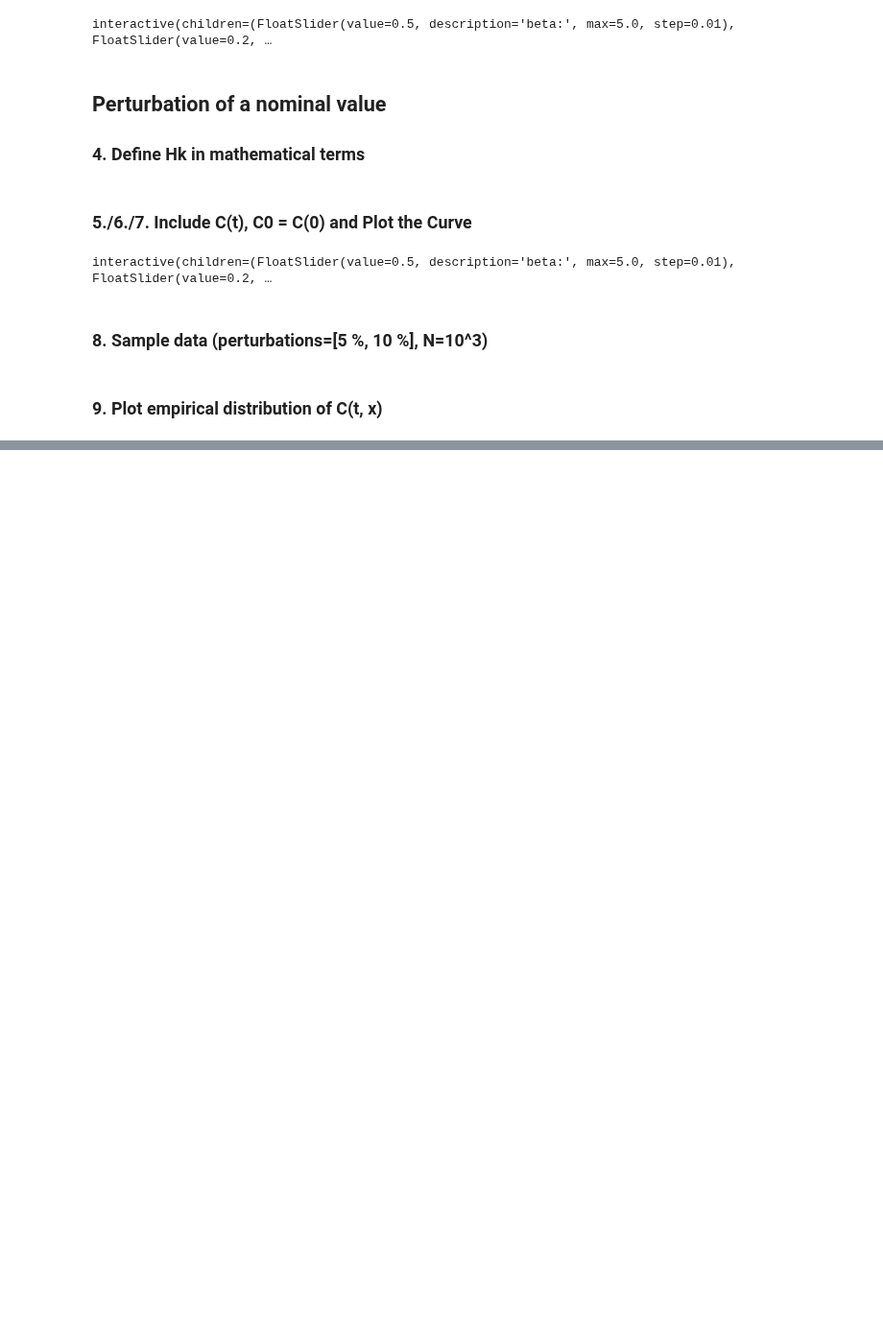
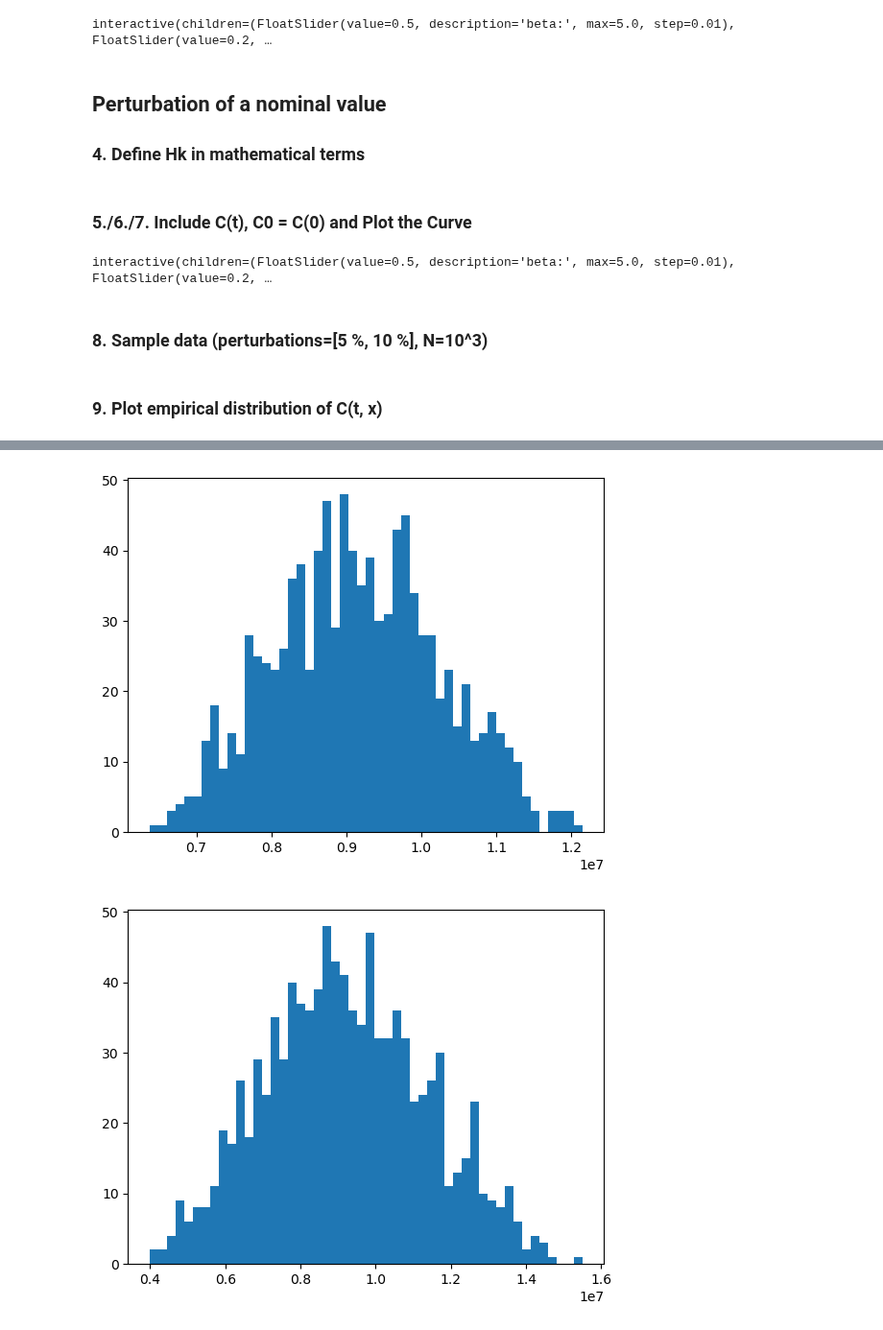
Before and after one commit to maximilian-nowak/uq-assignments, a Jupyter notebook: Assignment_1.ipynb, the cells around one changed output, grey strips where cells are left out. Shown at 96% size. Drawn from its saved outputs; the diff is of its cells as text; code cells hidden in the pictures; blank space fills up the shorter version.

```diff
--- a/Assignment_1.ipynb
+++ b/Assignment_1.ipynb
@@ -203,0 +226,21 @@ plot_distribution("Perturbation: 10%", metrics10)
+# %%
+I_data5 = np.loadtxt("I_data_5")
+
+plt.figure()
+# plt.plot(np.linspace(0, 1000, 1000), C_data5.mean(1))
+# plt.hist(I_data5.(1), bins=50)
+# plt.figure()
+plt.hist(np.amax(I_data5, axis=1), bins=50)
+plt.show()
+
+I_data10 = np.loadtxt("I_data_10")
+
+plt.figure()
+# plt.plot(np.linspace(0, 1000, 1000), C_data5.mean(1))
+# plt.hist(I_data5.(1), bins=50)
+# plt.figure()
+plt.hist(np.amax(I_data10, axis=1), bins=50)
+plt.show()
+# %% [output]
+[figure, added]
+[figure, added]
```
Also changed, not shown: parts of 5 cells of this notebook.
